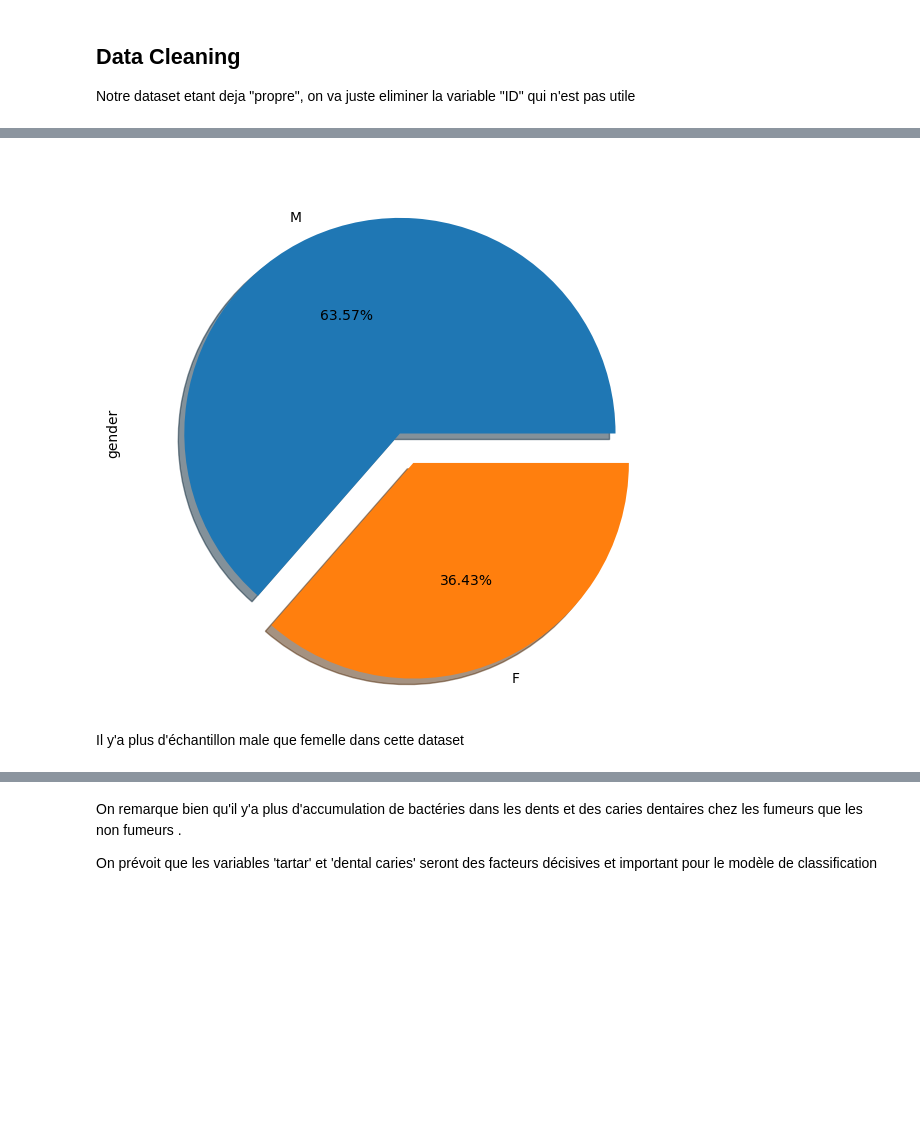
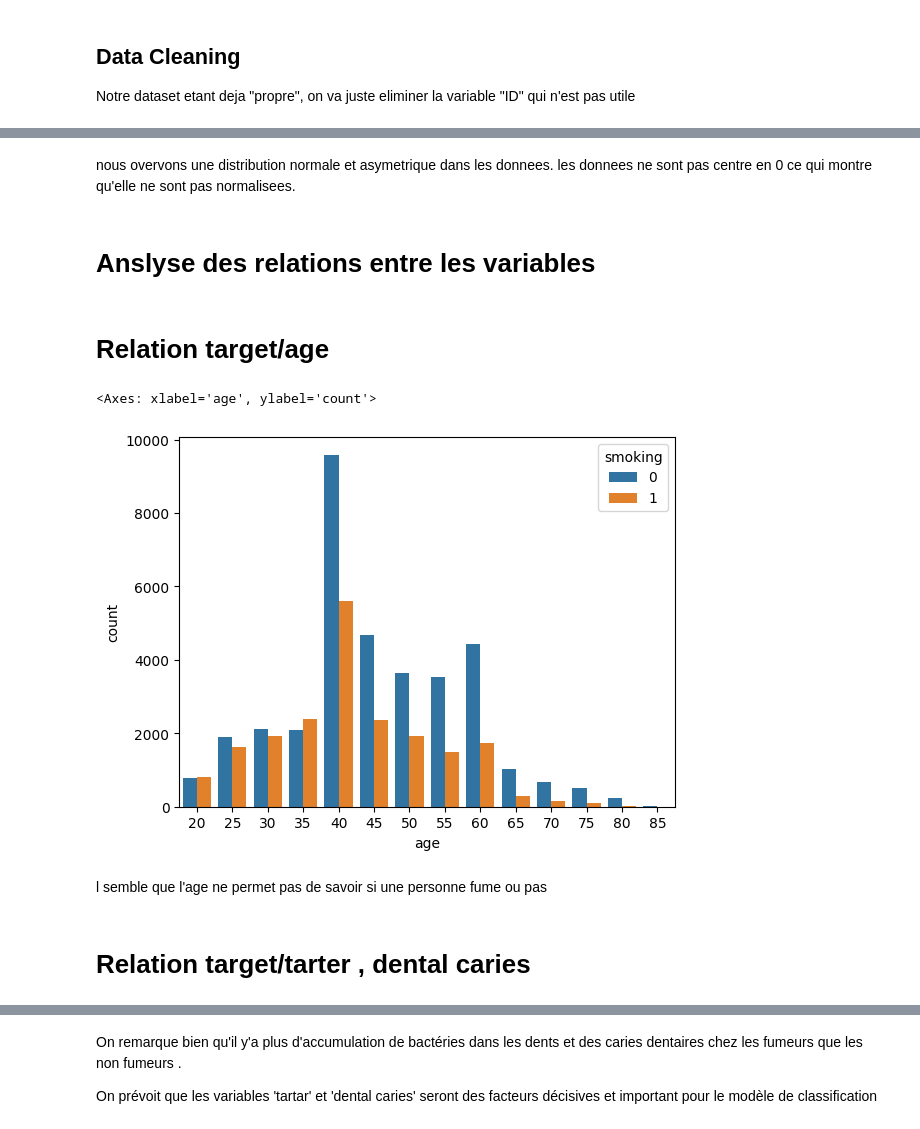
Before and after one commit to kokoroland/PROJET_ML, a Jupyter notebook: Projet_Apprentissage_Automatique (1).ipynb, the cells around one changed output, grey strips where cells are left out. Drawn from its saved outputs; the diff is of its cells as text; code cells hidden in the pictures; blank space fills up the shorter version.

Commit message:
Exploratory Data Analysis Version Final

```diff
--- a/Projet_Apprentissage_Automatique (1).ipynb
+++ b/Projet_Apprentissage_Automatique (1).ipynb
@@ -219,10 +237,19 @@ Il y'a 63.2% de fumeurs et 36.7% de non fumeurs . Les donées de la target sont
-# %%
-plt.figure(figsize = [7, 7], clear = True)
-df["gender"].value_counts().plot.pie(explode = [0, 0.15], autopct = '%1.2f%%', shadow = True);
-# %% [output]
-[figure, removed]
-# %% [markdown]
-Il y'a plus d'échantillon male que femelle dans cette dataset
+# %% [markdown]
+nous overvons une distribution normale et asymetrique dans les donnees.
+les donnees ne sont pas centre en 0 ce qui montre qu'elle ne sont pas normalisees.
+# %% [markdown]
+ # Anslyse des relations entre les variables
+# %% [markdown]
+# Relation target/age
+# %%
+sns.countplot(x = "age", hue = "smoking",data=df)
+# %% [output]
+<Axes: xlabel='age', ylabel='count'>
+[figure, added]
+# %% [markdown]
+l semble que l'age ne permet pas de savoir si une personne fume ou pas
+# %% [markdown]
+# Relation target/tarter , dental caries
 # %%
 fig, axes = plt.subplots(1, 2, figsize = (11, 7))
 axes = axes.flatten()
```
Also changed, not shown: parts of 48 cells of this notebook, 1 other file.
